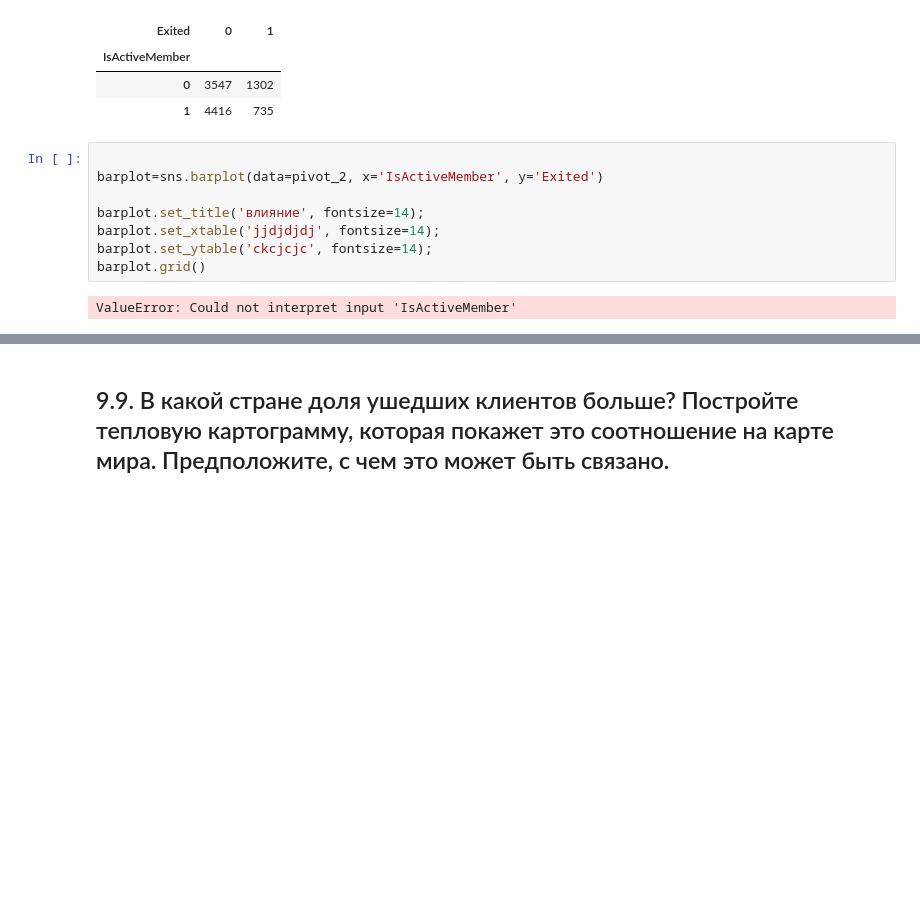
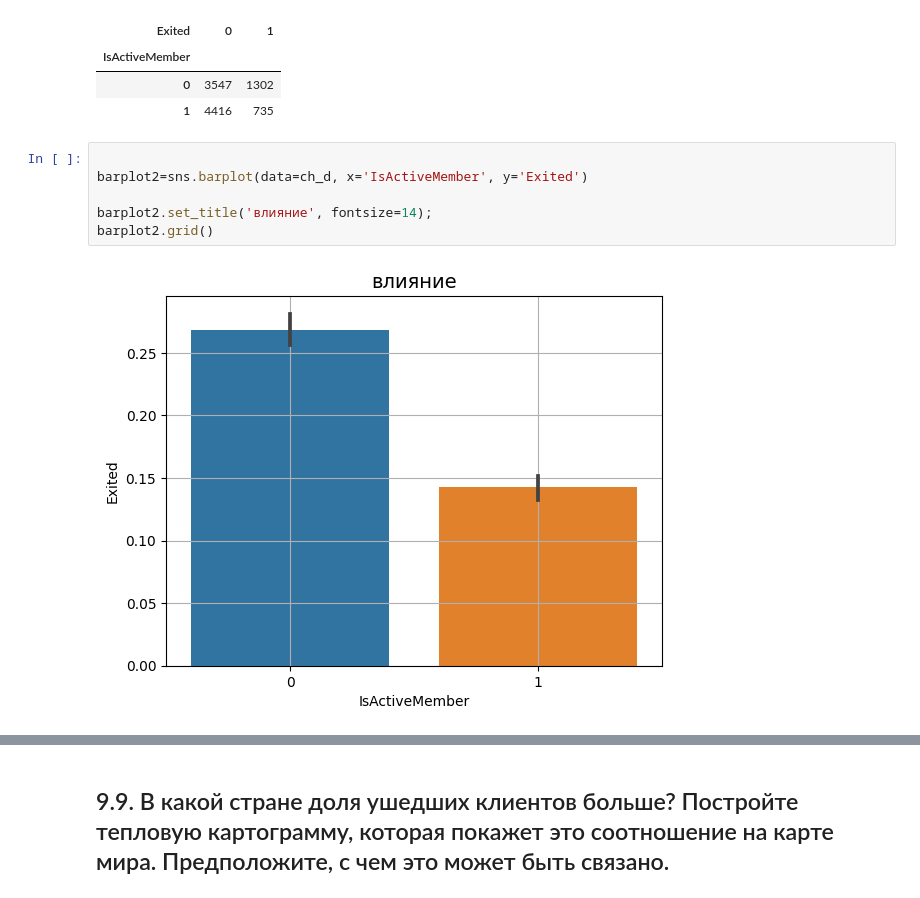
Before and after one commit to Alevtina529/SF_ds, a Jupyter notebook: PY 13 Визуализация/Закрепление PY13.ipynb, the cells around one changed output, grey strips where cells are left out. Saved outputs shown, nothing was run; the diff lists cells and outputs as text; blank space fills up the shorter version.

```diff
--- a/PY 13 Визуализация/Закрепление PY13.ipynb
+++ b/PY 13 Визуализация/Закрепление PY13.ipynb
@@ -227,11 +226,9 @@ display(pivot_2)
 | 1 | 4416 | 735 |
 # %%
 
-barplot=sns.barplot(data=pivot_2, x='IsActiveMember', y='Exited')
+barplot2=sns.barplot(data=ch_d, x='IsActiveMember', y='Exited')
 
-barplot.set_title('влияние', fontsize=14);
-barplot.set_xtable('jjdjdjdj', fontsize=14);
-barplot.set_ytable('ckcjcjc', fontsize=14);
-barplot.grid()
+barplot2.set_title('влияние', fontsize=14);
+barplot2.grid()
 # %% [output]
-ValueError: Could not interpret input 'IsActiveMember'
+[figure, added]
```
Also changed, not shown: parts of 9 cells of this notebook.
